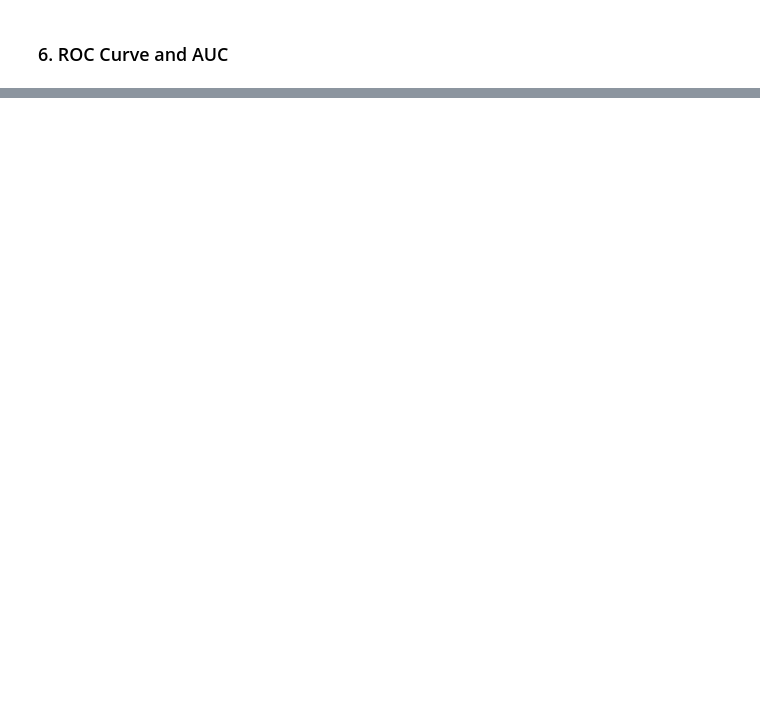
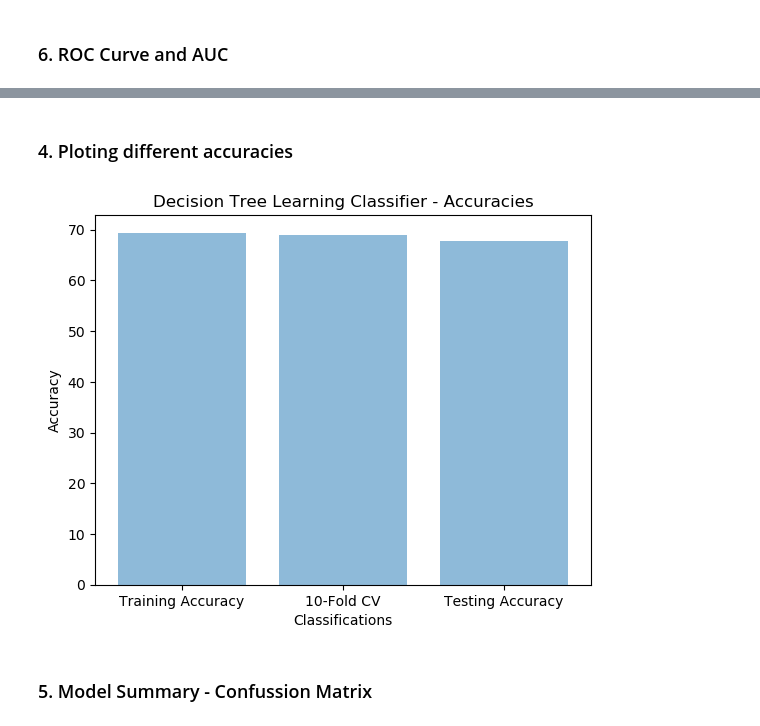
Before and after one commit to apurva-modi/pyspark-twitter-sentimental-analysis, a Jupyter notebook: Sentimental_Analysis.ipynb, the cells around one changed output, grey strips where cells are left out. Saved outputs shown, nothing was run; the diff lists cells and outputs as text; code cells hidden in the pictures; blank space fills up the shorter version.

```diff
--- a/Sentimental_Analysis.ipynb
+++ b/Sentimental_Analysis.ipynb
@@ -456,0 +657,14 @@ Area under ROC_Logistic_Regression = 0.7454008756780528
+# %%
+%%time
+#Accuracy of Training data using train.csv itself using DT
+#print (test_shuffle)
+tf_train=CompTF_withNumFeatures(tshuff_rdd_train)
+idf_train=CompIDF(tf_train)
+tfidf_train=CompTFIDF(tf_train,idf_train)
+## features extractions
+training = Convert_to_LabeledPoint(sc.parallelize([row[0] for row in tshuff_rdd_train.collect()]),tfidf_train)
+model_train_DT=DT_train(training)
+accuracy_DT=test(model_train_DT,sc.parallelize([row[0] for row in tshuff_rdd_train.collect()]),tfidf_train)
+print ("TRAINING ACCURACY:-\n")
+print("The accuracy for the training dataset tested on the training data itself using DT is",accuracy_DT,"%")
+print("\n")
@@ -456,0 +731,11 @@ Area under ROC_Logistic_Regression = 0.7454008756780528
+# %%
+%%time
+tshuff_rdd_test=sc.parallelize(test_shuffle)
+tf_test=CompTF_withNumFeatures(tshuff_rdd_test)
+tf_train=CompTF_withNumFeatures(tshuff_rdd_train)
+idf_train=CompIDF(tf_train)
+tfidf_test=CompTFIDF(tf_test,idf_train)
+labels_and_preds_DT,accu_DT = test_final(model_train_DT,sc.parallelize([row[0] for row in tshuff_rdd_test.collect()]),tfidf_test)
+print ("\nTEST ACCURACY:-\n")
+print("The accuracy of prediction for DT on testing data is",accu_DT,"%")
+print("\n")
@@ -456,0 +750,16 @@ Area under ROC_Logistic_Regression = 0.7454008756780528
+# %% [markdown]
+### 4. Ploting different accuracies
+# %%
+objects = ('Training Accuracy', '10-Fold CV', 'Testing Accuracy')
+y_pos = np.arange(len(objects))
+performance = [accuracy_DT,avg_DT_kfold,accu_DT]
+plt.bar(y_pos, performance, align='center', alpha=0.5)
+plt.xticks(y_pos, objects)
+plt.xlabel('Classifications')
+plt.ylabel('Accuracy')
+plt.title('Decision Tree Learning Classifier - Accuracies')
+plt.show()
+# %% [output]
+[figure, added]
+# %% [markdown]
+### 5. Model Summary - Confussion Matrix
```
Also changed, not shown: parts of 44 cells of this notebook, 2 other files.
